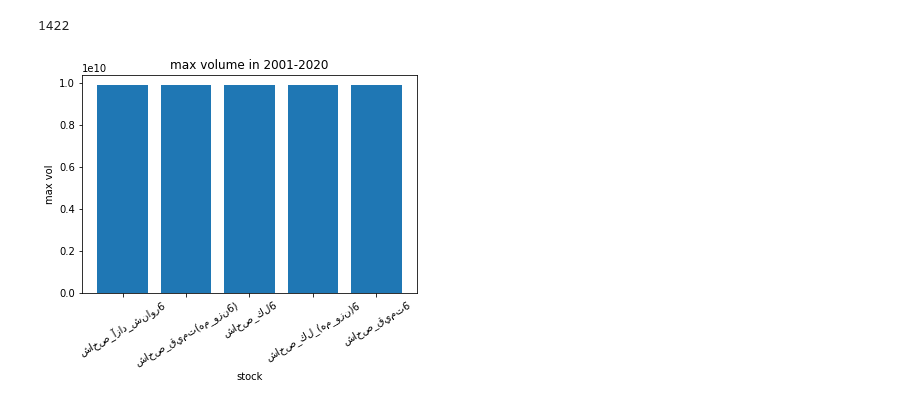
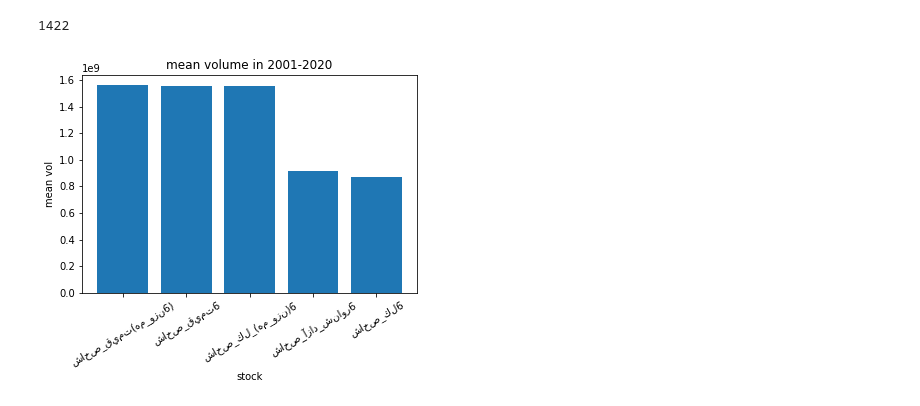
Before and after one commit to Ayazdani1997/stock-feature-prediction-final-pro, a Jupyter notebook: Phase1_OCHLV.ipynb, the cells around one changed output. Saved outputs shown, nothing was run; the diff lists cells and outputs as text; code cells hidden in the pictures.

```diff
--- a/Phase1_OCHLV.ipynb
+++ b/Phase1_OCHLV.ipynb
@@ -33,5 +33,5 @@ data.head()
 | 3 | مظنه | 20191125 | 0.0 | 1000000.0 | 0.0 | 1000000.0 | 0 | 0.0 | 0 | ... |
 | 4 | مظنه | 20191126 | 0.0 | 1000000.0 | 0.0 | 1000000.0 | 0 | 0.0 | 0 | ... |
 # %%
-max_vol_per_ticker = data.groupby('TICKER')['VOL'].agg(numpy.max).reset_index().sort_values('VOL', ascending=False)
+mean_vol_per_ticker = data.groupby('TICKER')['VOL'].agg(numpy.mean).reset_index().sort_values('VOL', ascending=False)
 # %%
@@ -39,13 +39,13 @@ len(max_vol_per_ticker[ max_vol_per_ticker['VOL'] != 0 ])
 # %% [output]
 1422
 # %%
- five_first_stocks_with_max_vol = max_vol_per_ticker.head()
- index = numpy.arange(len(five_first_stocks_with_max_vol['TICKER']))
- plt.bar(index, five_first_stocks_with_max_vol['VOL'])
+ five_first_stocks_with_mean_vol = mean_vol_per_ticker.head()
+ index = numpy.arange(len(five_first_stocks_with_mean_vol['TICKER']))
+ plt.bar(index, five_first_stocks_with_mean_vol['VOL'])
  plt.xlabel('stock', fontsize=10)
- plt.ylabel('max vol', fontsize=10)
- plt.xticks(index, five_first_stocks_with_max_vol['TICKER'], fontsize=10, rotation=30)
- plt.title('max volume in 2001-2020')
+ plt.ylabel('mean vol', fontsize=10)
+ plt.xticks(index, five_first_stocks_with_mean_vol['TICKER'], fontsize=10, rotation=30)
+ plt.title('mean volume in 2001-2020')
  plt.show()
 # %% [output]
-[figure, old version]
+[figure, new version]
```
Also changed, not shown: parts of 3 cells of this notebook.
